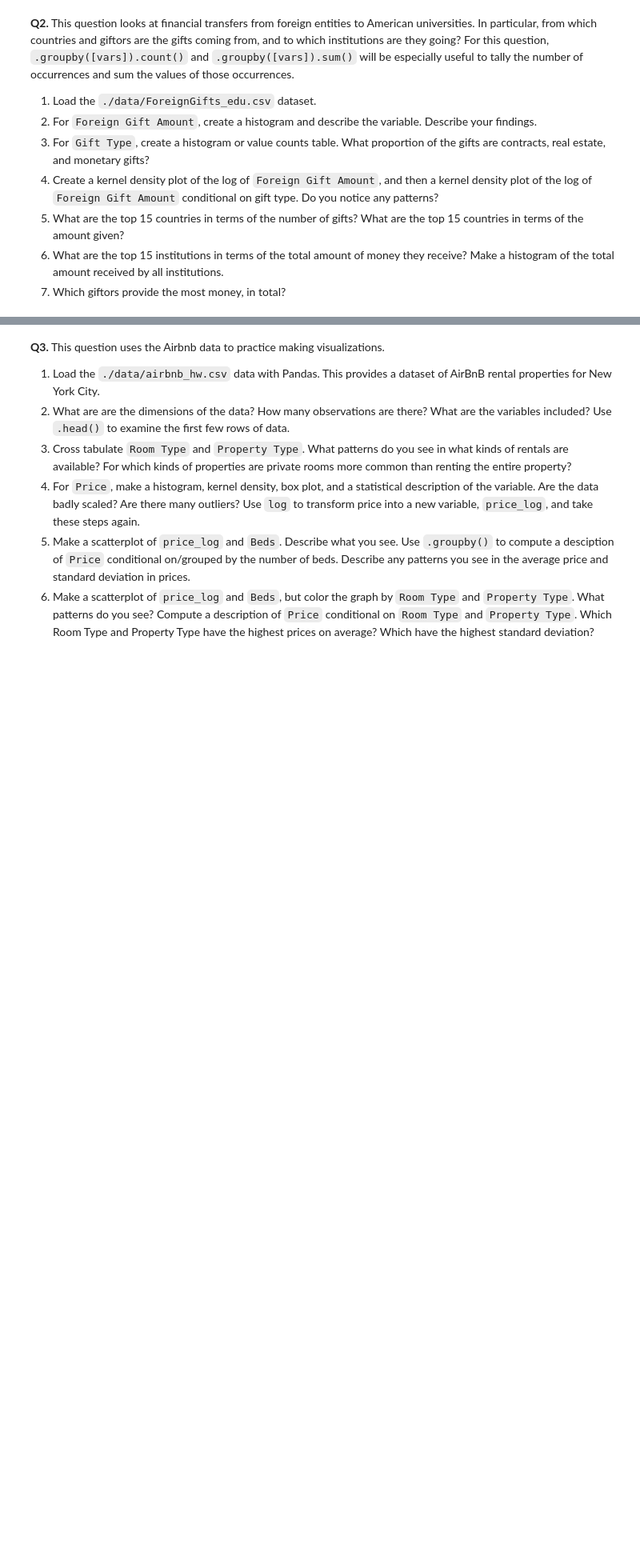
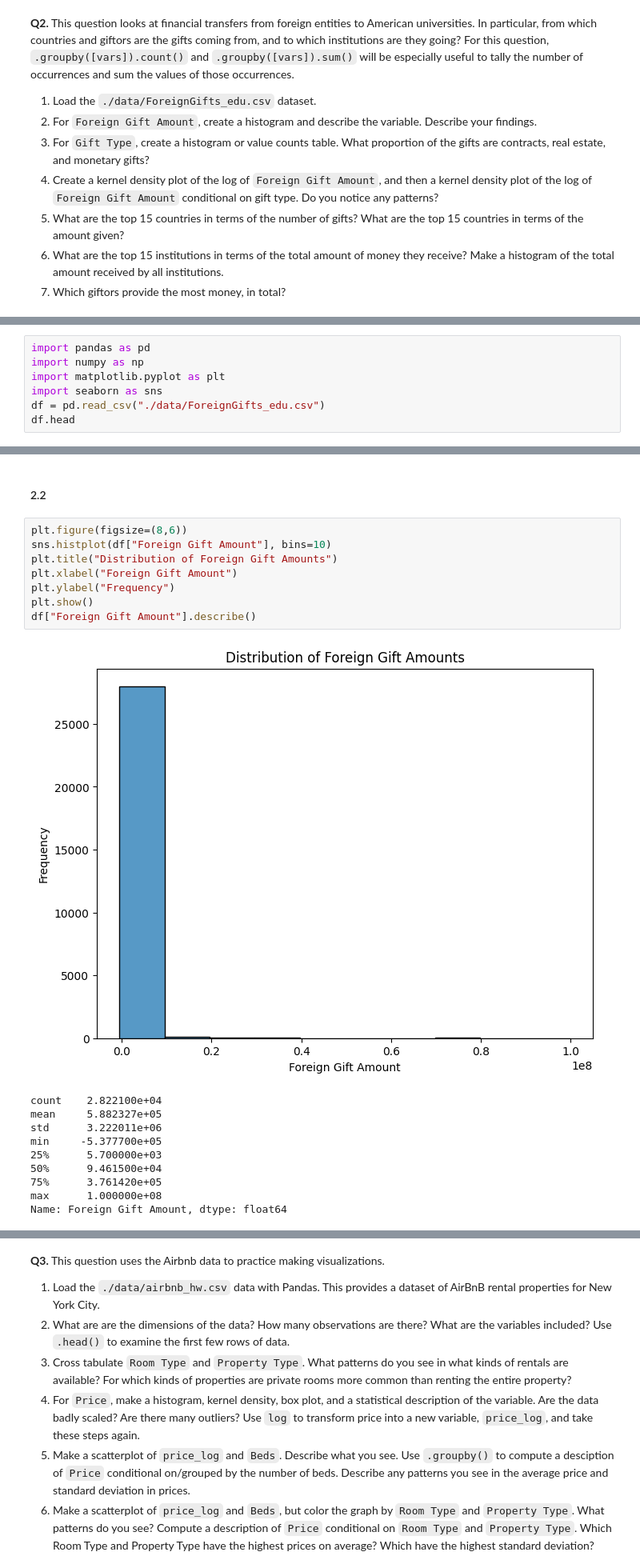
Before and after one commit to kguzman24/EDA, a Jupyter notebook: assignment/assignment.ipynb, the cells around one changed output, grey strips where cells are left out. Shown: that part at 80% size. Saved outputs shown, nothing was run; the diff lists cells and outputs as text; blank space fills up the shorter version.

```diff
--- a/assignment/assignment.ipynb
+++ b/assignment/assignment.ipynb
@@ -37,0 +40,7 @@ It can be very helpful to understand some basic properties of these statistics.
+# %%
+import pandas as pd
+import numpy as np
+import matplotlib.pyplot as plt
+import seaborn as sns
+df = pd.read_csv("./data/ForeignGifts_edu.csv")
+df.head
@@ -37,0 +65,21 @@ It can be very helpful to understand some basic properties of these statistics.
+# %% [markdown]
+#### 2.2
+# %%
+plt.figure(figsize=(8,6))
+sns.histplot(df["Foreign Gift Amount"], bins=10)
+plt.title("Distribution of Foreign Gift Amounts")
+plt.xlabel("Foreign Gift Amount")
+plt.ylabel("Frequency")
+plt.show()
+df["Foreign Gift Amount"].describe()
+# %% [output]
+[figure, added]
+count    2.822100e+04
+mean     5.882327e+05
+std      3.222011e+06
+min     -5.377700e+05
+25%      5.700000e+03
+50%      9.461500e+04
+75%      3.761420e+05
+max      1.000000e+08
+Name: Foreign Gift Amount, dtype: float64
```
Also changed, not shown: parts of 30 cells of this notebook.
